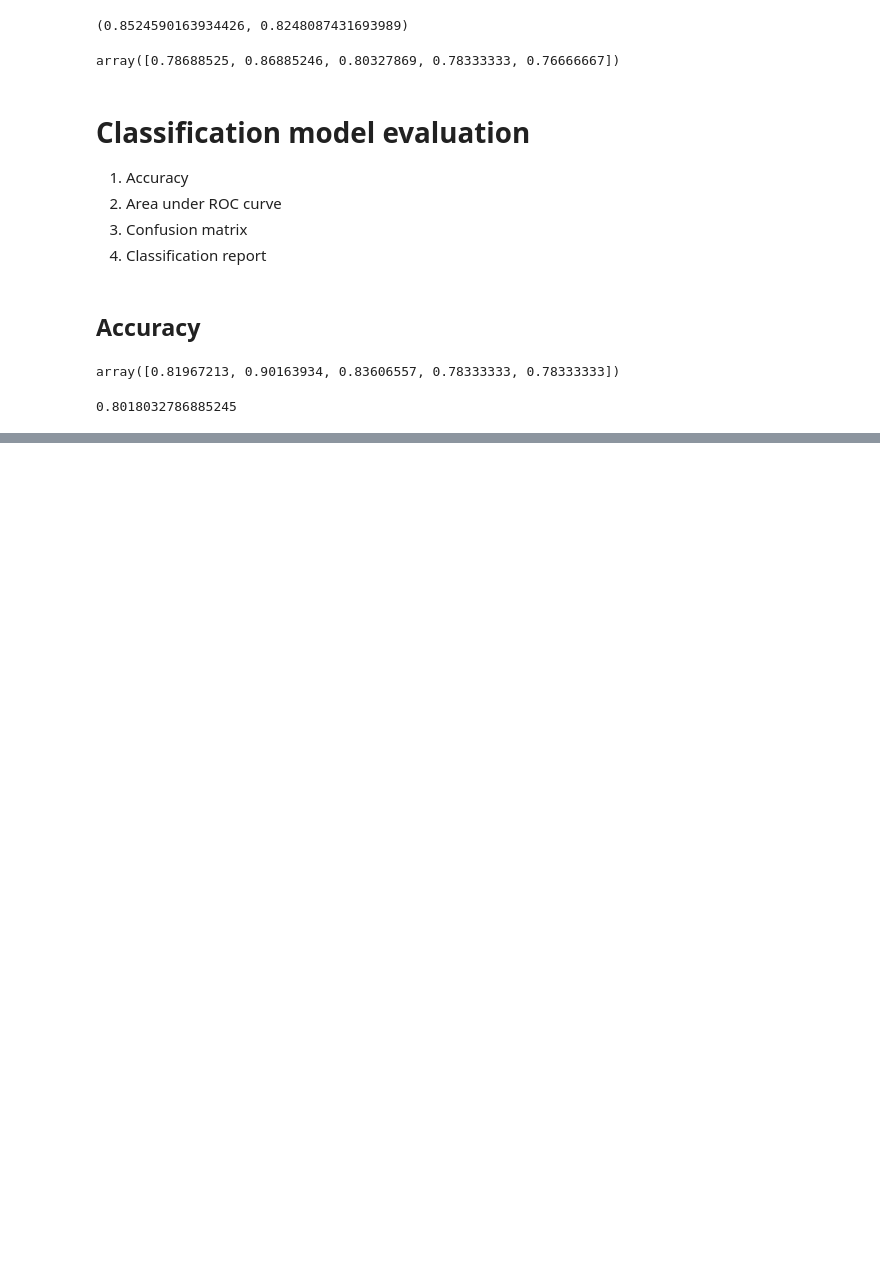
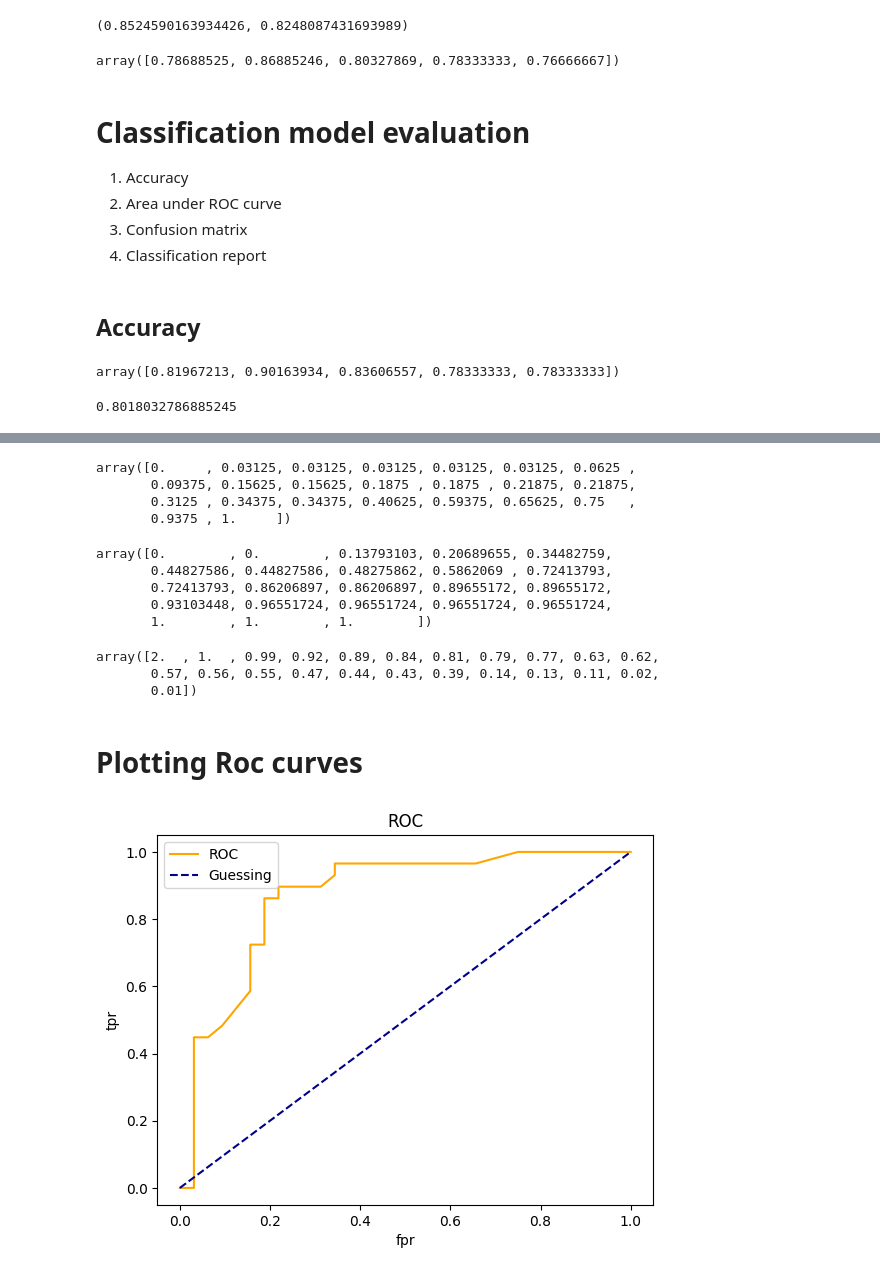
Before and after one commit to Shailsharma2604/Kaggle, a Jupyter notebook: scikitlearn-basic.ipynb, the cells around one changed output, grey strips where cells are left out. Cells and saved outputs as stored; diff of their text form; code cells hidden in the pictures; blank space fills up the shorter version.

```diff
--- a/scikitlearn-basic.ipynb
+++ b/scikitlearn-basic.ipynb
@@ -1544,0 +1552,10 @@ np.mean(cross_val_score(clf, x, y))
+# %%
+x_train,x_test,y_train,y_test=train_test_split(x,y,test_size=0.2)
+# %%
+from sklearn.metrics import roc_curve
+
+clf.fit(x_train,y_train)
+
+y_probs = clf.predict_proba(x_test)
+
+y_probs[:10],len(y_probs)
@@ -1544,0 +1574,3 @@ np.mean(cross_val_score(clf, x, y))
+# %%
+y_probs_positive=y_probs[:,1]
+y_probs_positive
@@ -1544,0 +1586,42 @@ np.mean(cross_val_score(clf, x, y))
+# %%
+fpr,tpr,thresholds=roc_curve(y_test,y_probs_positive)
+# %%
+fpr
+# %% [output]
+array([0.     , 0.03125, 0.03125, 0.03125, 0.03125, 0.03125, 0.0625 ,
+       0.09375, 0.15625, 0.15625, 0.1875 , 0.1875 , 0.21875, 0.21875,
+       0.3125 , 0.34375, 0.34375, 0.40625, 0.59375, 0.65625, 0.75   ,
+       0.9375 , 1.     ])
+# %%
+tpr
+# %% [output]
+array([0.        , 0.        , 0.13793103, 0.20689655, 0.34482759,
+       0.44827586, 0.44827586, 0.48275862, 0.5862069 , 0.72413793,
+       0.72413793, 0.86206897, 0.86206897, 0.89655172, 0.89655172,
+       0.93103448, 0.96551724, 0.96551724, 0.96551724, 0.96551724,
+       1.        , 1.        , 1.        ])
+# %%
+thresholds
+# %% [output]
+array([2.  , 1.  , 0.99, 0.92, 0.89, 0.84, 0.81, 0.79, 0.77, 0.63, 0.62,
+       0.57, 0.56, 0.55, 0.47, 0.44, 0.43, 0.39, 0.14, 0.13, 0.11, 0.02,
+       0.01])
+# %% [markdown]
+# Plotting Roc curves
+# %%
+import matplotlib.pyplot as plt
+def plot_roc_curve(fpr,tpr):
+    """
+    Plots a ROC with fpr,tpr
+    """
+    plt.plot(fpr,tpr,color="orange",label="ROC")
+    plt.plot([0,1],[0,1],color="darkblue",linestyle="--",label="Guessing")
+
+    plt.xlabel("fpr")
+    plt.ylabel("tpr")
+    plt.title("ROC")
+    plt.legend()
+    plt.show()
+plot_roc_curve(fpr,tpr)
+# %% [output]
+[figure, added]
```
Also changed, not shown: parts of 19 cells of this notebook.
